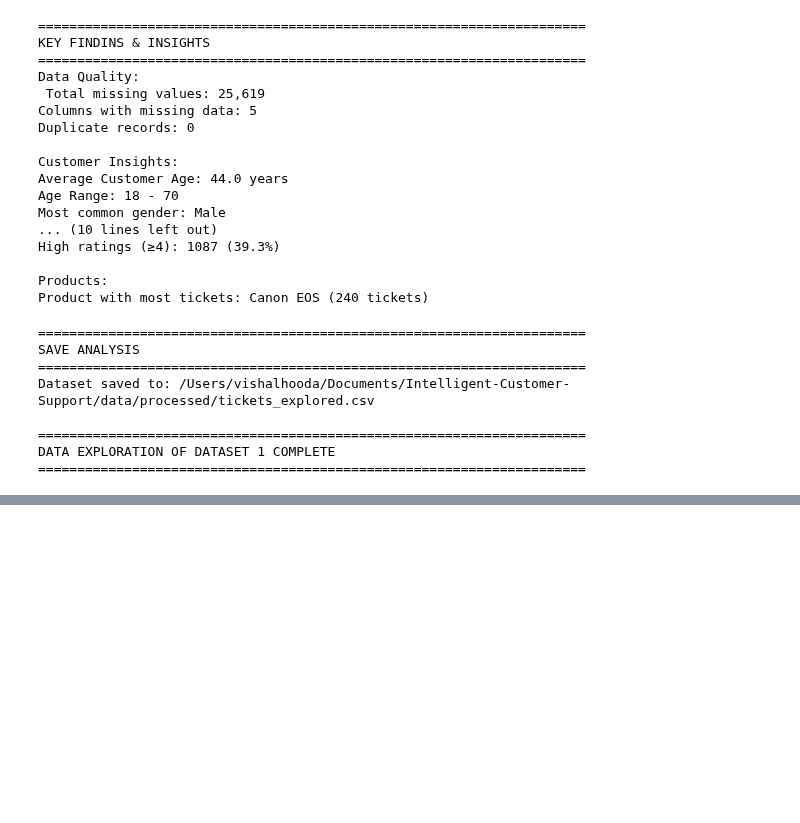
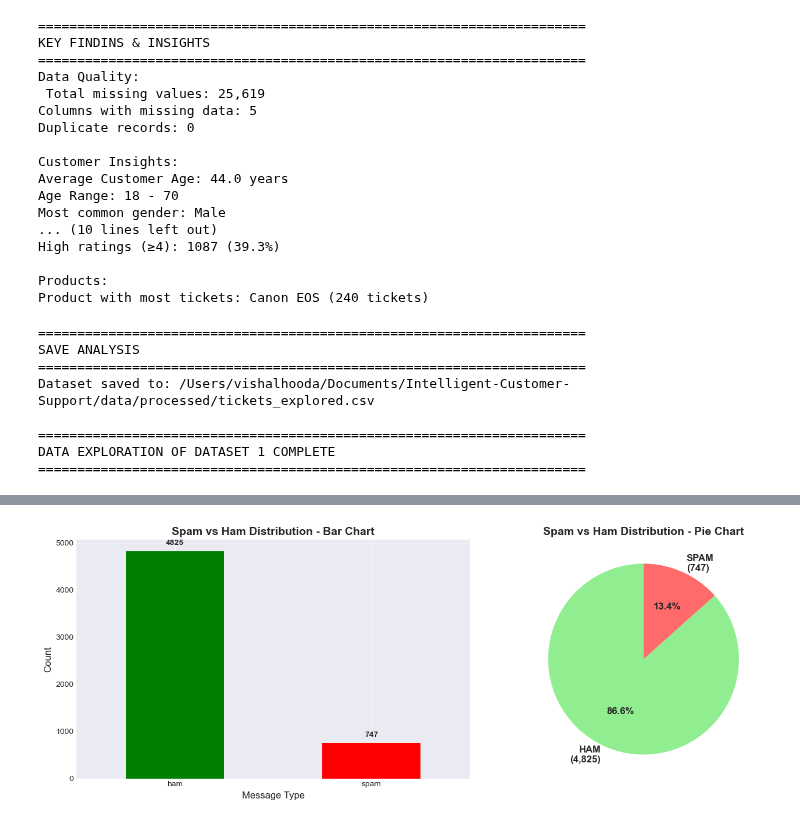
Before and after one commit to HoodaVishal/Intelligent-Customer-Support-System, a Jupyter notebook: notebooks/01_Data_Exploration.ipynb, the cells around one changed output, grey strips where cells are left out. Drawn from its saved outputs; the diff is of its cells as text; code cells hidden in the pictures; blank space fills up the shorter version.

Commit message:
Add: Dataset Spam and new files

```diff
--- a/notebooks/01_Data_Exploration.ipynb
+++ b/notebooks/01_Data_Exploration.ipynb
@@ -1040,3 +1040,16 @@ Dataset saved to: /Users/vishalhooda/Documents/Intelligent-Customer-Support/data
 ======================================================================
 DATA EXPLORATION OF DATASET 1 COMPLETE
 ======================================================================
+# %%
+# Load Spam Dataset
+print('\n' + '=' * 70)
+print('SPAM MESSAGES DATASET EXPLORATION')
+print('=' * 70 + '\n')
+
+# Load the spam dataset
+spam_file_path = '/Users/vishalhooda/Documents/Intelligent-Customer-Support/data/raw/spam.csv'
+
+# Load with encoding to handle special characters
+spam = pd.read_csv(spam_file_path, encoding = 'latin-1')
+print('Spam dataset loaded successfully')
+print(f"Dataset shape: {spam.shape}")
@@ -1042,0 +1200,60 @@ DATA EXPLORATION OF DATASET 1 COMPLETE
+# %%
+# Label Distribution Analysis
+print('\n' + '=' * 70)
+print('LABEL DISTRIBUTION ANALYSIS')
+print('=' * 70 + '\n')
+
+# Count spam vs ham
+label_counts = spam['label'].value_counts()
+print('MESSAGE CLASSIFICATION:')
+print(label_counts)
+print()
+
+# Calculate percentages
+total_messages = len(spam)
+for label, count in label_counts.items():
+    percentage = (count / total_messages) * 100
+    print(f"{label.upper()}: {count:,} messages ({percentage:.2f}%)")
+
+# Calculate spam rate
+spam_count = label_counts.get('spam', 0)
+spam_rate = (spam_count / total_messages) * 100
+print(f"\nSPAM RATE: {spam_rate:.2f}%")
+print(f"HAM RATE: {100 - spam_rate:.2f}%")
+
+# Check class balance
+print(f"\nCLASS BALANCE:")
+ratio = label_counts.max() / label_counts.min()
+print(f"Imbalance Ratio: {ratio:.2f}:1")
+if ratio > 3:
+    print('WARNING: Highly imbalanced dataset! Consider using:')
+    print("• SMOTE (oversampling)")
+    print('• Class weights')
+    print('• Stratified sampling')
+else:
+    print('Dataset is reasonably balanced')
+
+# Visualization
+fig, axes = plt.subplots(1, 2, figsize = (14, 5))
+
+# Bar Chart
+label_counts.plot(kind = 'bar', ax = axes[0], color = ['green', 'red'])
+axes[0].set_title('Spam vs Ham Distribution - Bar Chart', fontsize = 14, fontweight = 'bold')
+axes[0].set_xlabel('Message Type', fontsize = 12)
+axes[0].set_ylabel('Count', fontsize = 12)
+axes[0].set_xticklabels(axes[0].get_xticklabels(), rotation = 0)
+axes[0].grid(axis = 'y', alpha = 0.3)
+
+# Add count labels on bars
+for i, v in enumerate(label_counts.values):
+    axes[0].text(i, v + 100, str(v), ha = 'center', va = 'bottom', fontweight = 'bold')
+
+# Pie Chart
+colors = ['#90EE90', '#FF6B6B']  # Light green for ham, light red for spam
+axes[1].pie(label_counts, labels = [f'{label.upper()}\n({count:,})' for label, count in label_counts.items()],
+            autopct = '%1.1f%%', startangle = 90, colors = colors, textprops = {'fontsize': 12, 'fontweight': 'bold'})
+axes[1].set_title('Spam vs Ham Distribution - Pie Chart', fontsize = 14, fontweight = 'bold')
+
+plt.tight_layout()
+plt.show()
+# %% [output]
@@ -1042,0 +1277 @@ DATA EXPLORATION OF DATASET 1 COMPLETE
+[figure, added]
```
Also changed, not shown: parts of 6 cells of this notebook, 9 other files.
